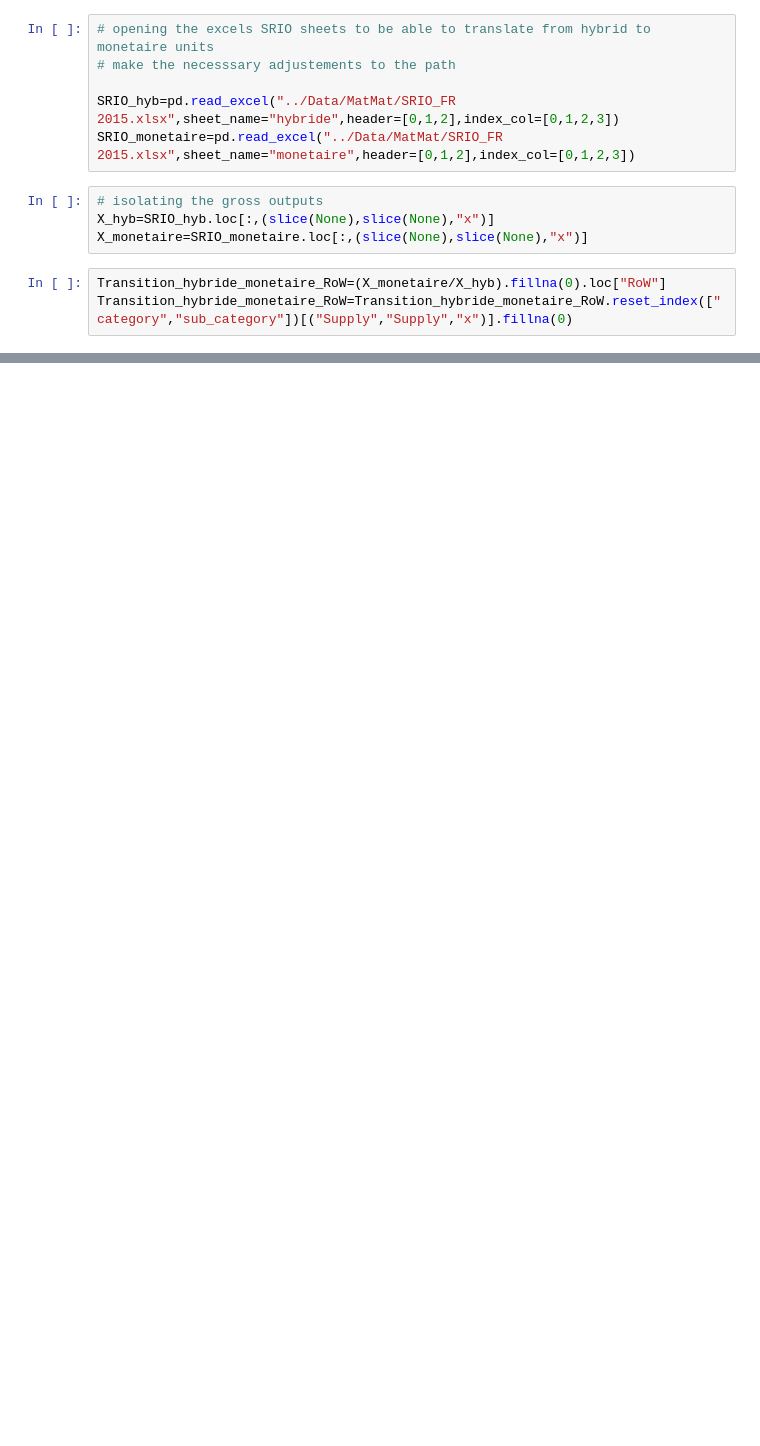
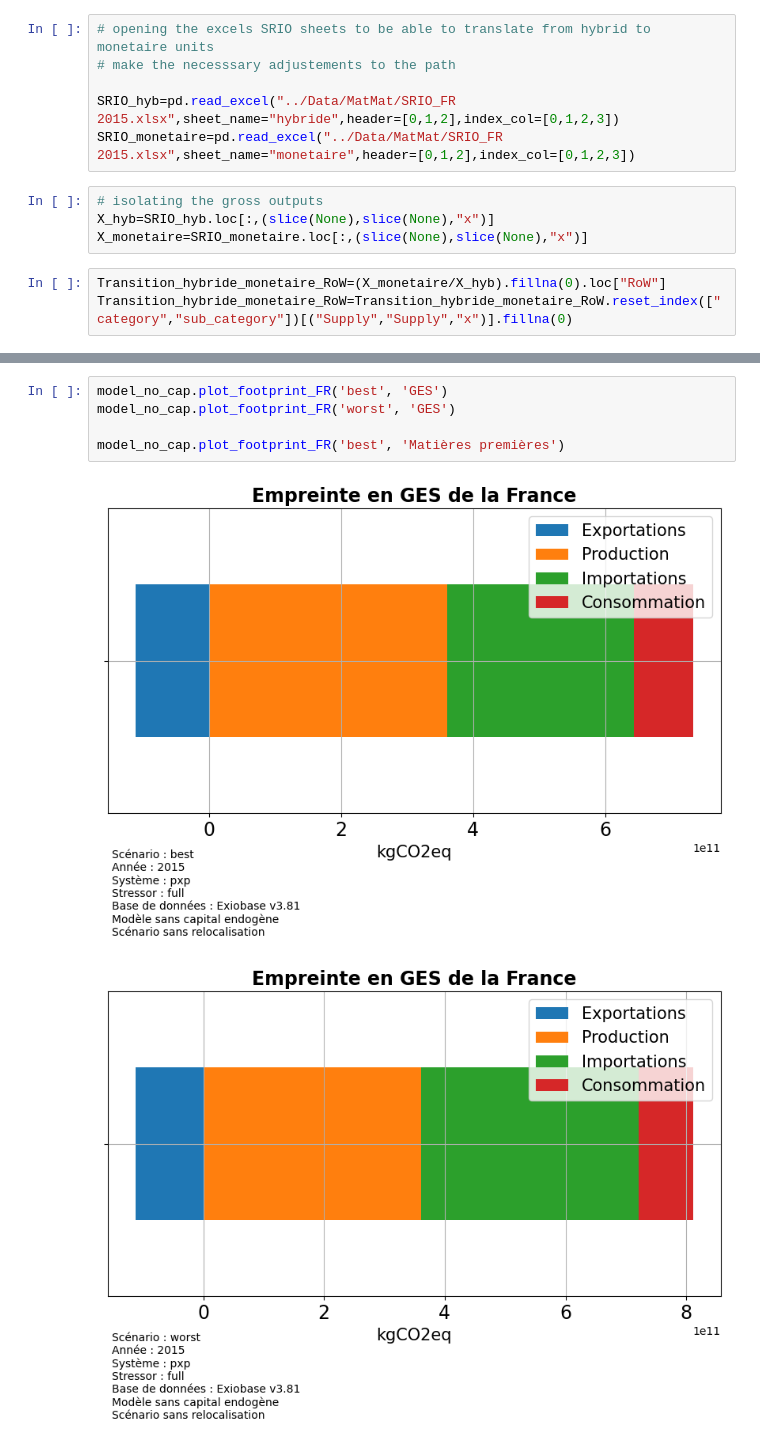
Before and after one commit to Maestrofinn/MatMat-Trade, a Jupyter notebook: MatMat-Trade_to_MatMat.ipynb, the cells around one changed output, grey strips where cells are left out. Drawn from its saved outputs; the diff is of its cells as text; blank space fills up the shorter version.

```diff
--- a/MatMat-Trade_to_MatMat.ipynb
+++ b/MatMat-Trade_to_MatMat.ipynb
@@ -76,0 +310,8 @@ save_Coef_Row(model_no_cap,Transition_hybride_monetaire_RoW,Path,stressor_lists=
+# %%
+model_no_cap.plot_footprint_FR('best', 'GES')
+model_no_cap.plot_footprint_FR('worst', 'GES')
+
+model_no_cap.plot_footprint_FR('best', 'Matières premières')
+# %% [output]
+[figure, added]
+[figure, added]
```
Also changed, not shown: parts of 49 cells of this notebook, 43 other files.
